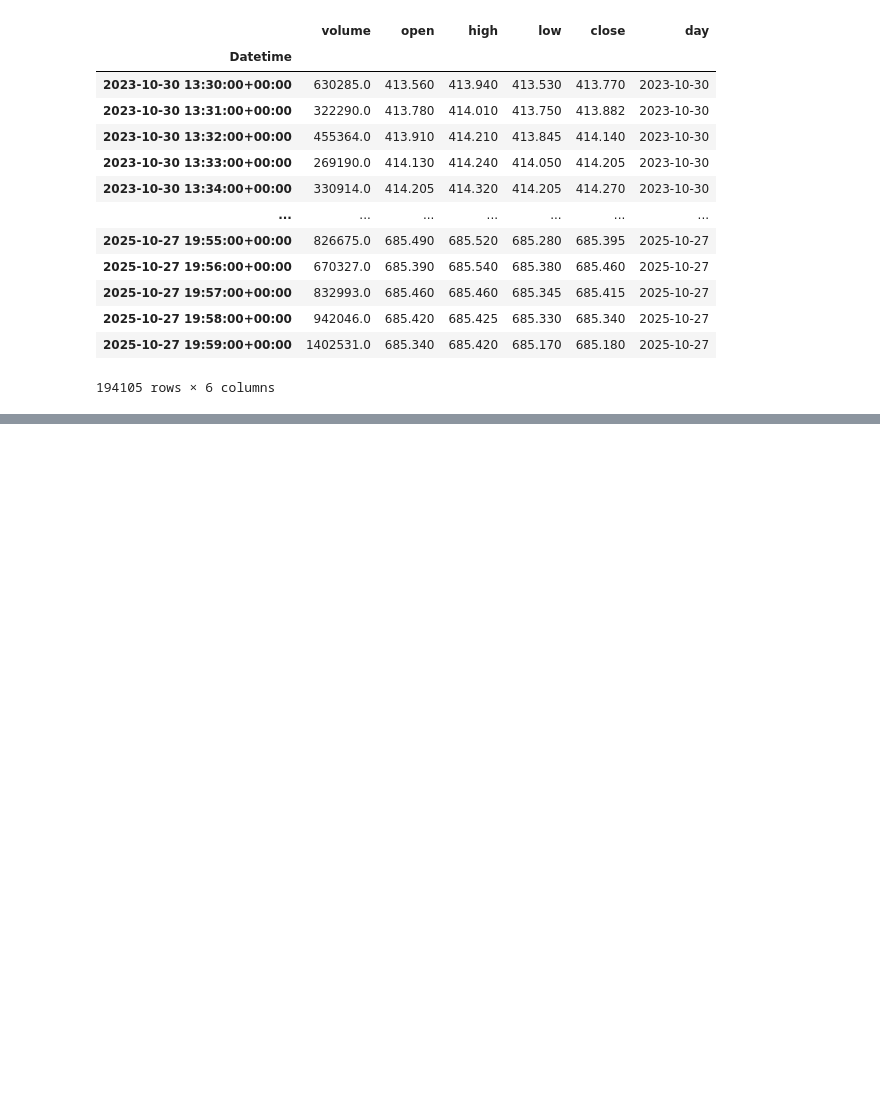
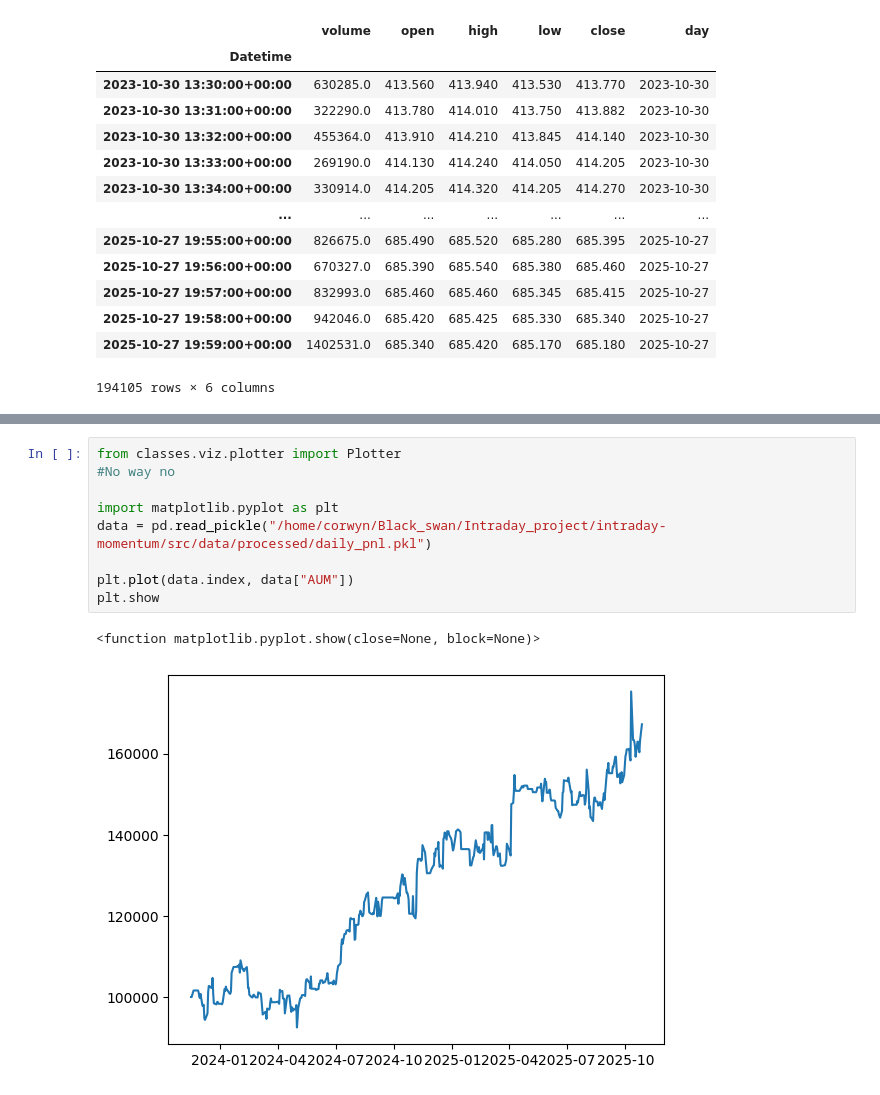
Before and after one commit to blackswan-quants/intraday-momentum, a Jupyter notebook: notebooks/replicating.ipynb, the cells around one changed output, grey strips where cells are left out. Drawn from its saved outputs; the diff is of its cells as text; blank space fills up the shorter version.

```diff
--- a/notebooks/replicating.ipynb
+++ b/notebooks/replicating.ipynb
@@ -261,0 +264,12 @@ ValueError: cleaned_df.pkl must include a 'timestamp' column.
+# %%
+from classes.viz.plotter import Plotter
+#No way no
+
+import matplotlib.pyplot as plt
+data = pd.read_pickle("/home/corwyn/Black_swan/Intraday_project/intraday-momentum/src/data/processed/daily_pnl.pkl")
+
+plt.plot(data.index, data["AUM"])
+plt.show
+# %% [output]
+<function matplotlib.pyplot.show(close=None, block=None)>
+[figure, added]
```
Also changed, not shown: parts of 5 cells of this notebook.
